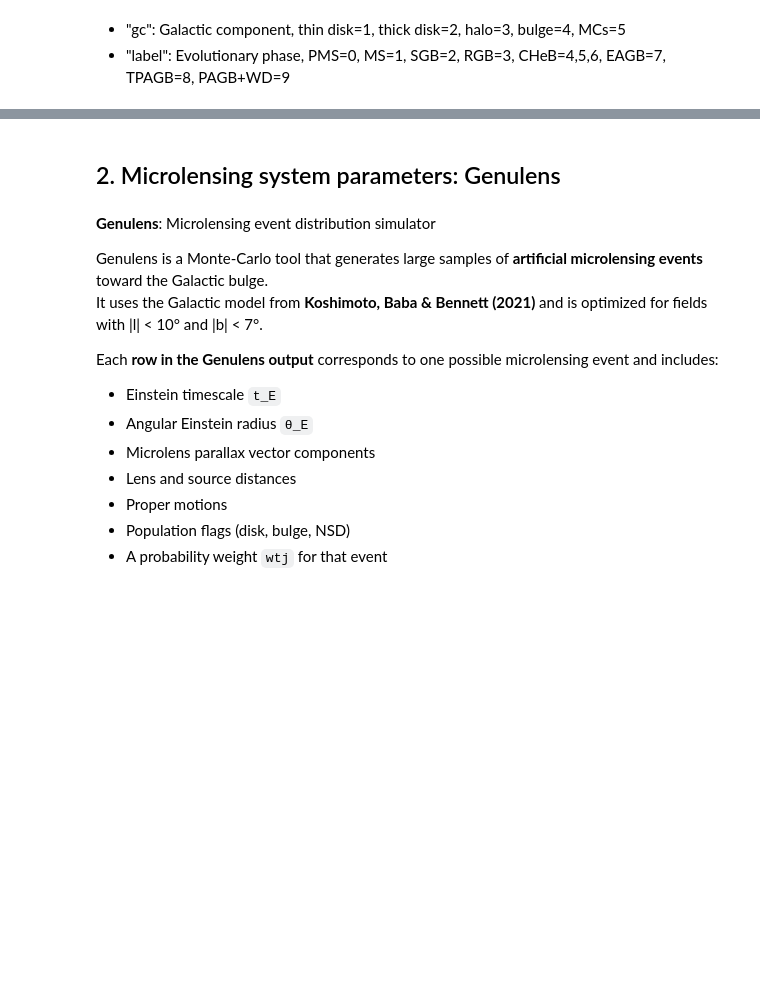
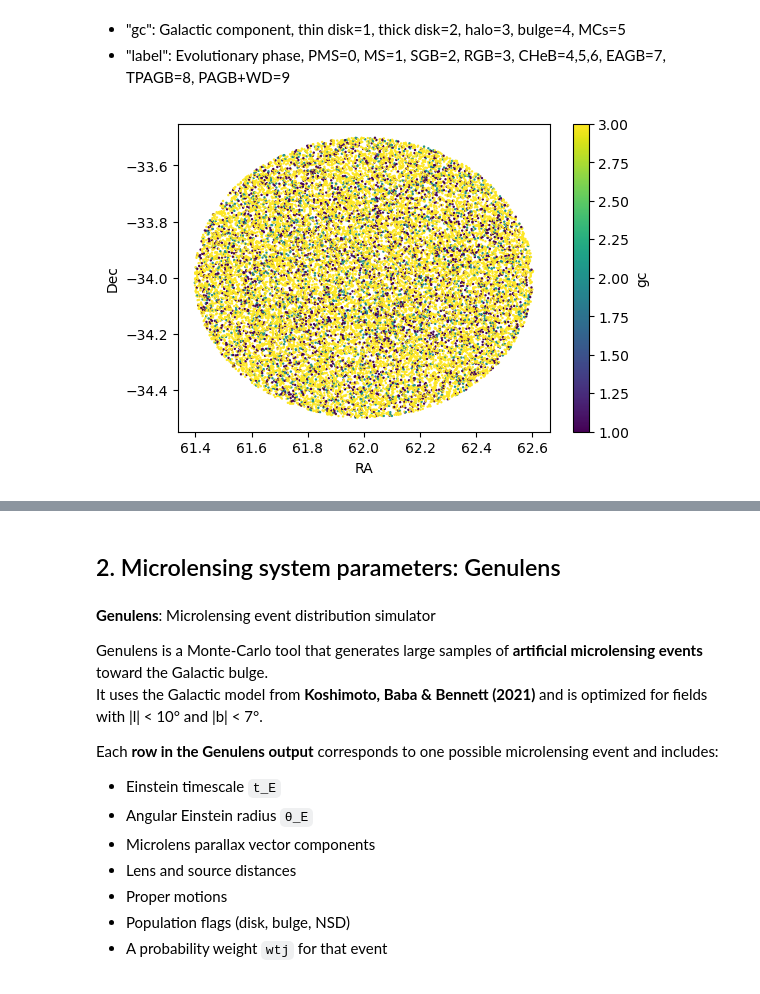
Before and after one commit to nowokaren/ulens_lsst, a Jupyter notebook: docs/tutorials/tutorial_LSST_microlensing_sim.ipynb, the cells around one changed output, grey strips where cells are left out. Drawn from its saved outputs; the diff is of its cells as text; code cells hidden in the pictures; blank space fills up the shorter version.

```diff
--- a/docs/tutorials/tutorial_LSST_microlensing_sim.ipynb
+++ b/docs/tutorials/tutorial_LSST_microlensing_sim.ipynb
@@ -296,2 +299,20 @@ plt.show()
+# %%
+column = "gc"
+
+plt.figure(figsize=(6,4))
+sc = plt.scatter(
+    sources["ra"],
+    sources["dec"],
+    s=0.5,
+    c=sources[column],
+    cmap="viridis"
+)
+plt.xlabel("RA")
+plt.ylabel("Dec")
+
+plt.colorbar(sc, label=column)
+plt.show()
+# %% [output]
+[figure, added]
 # %%
 sources["gc"].value_counts()
```
Also changed, not shown: parts of 48 cells of this notebook.
